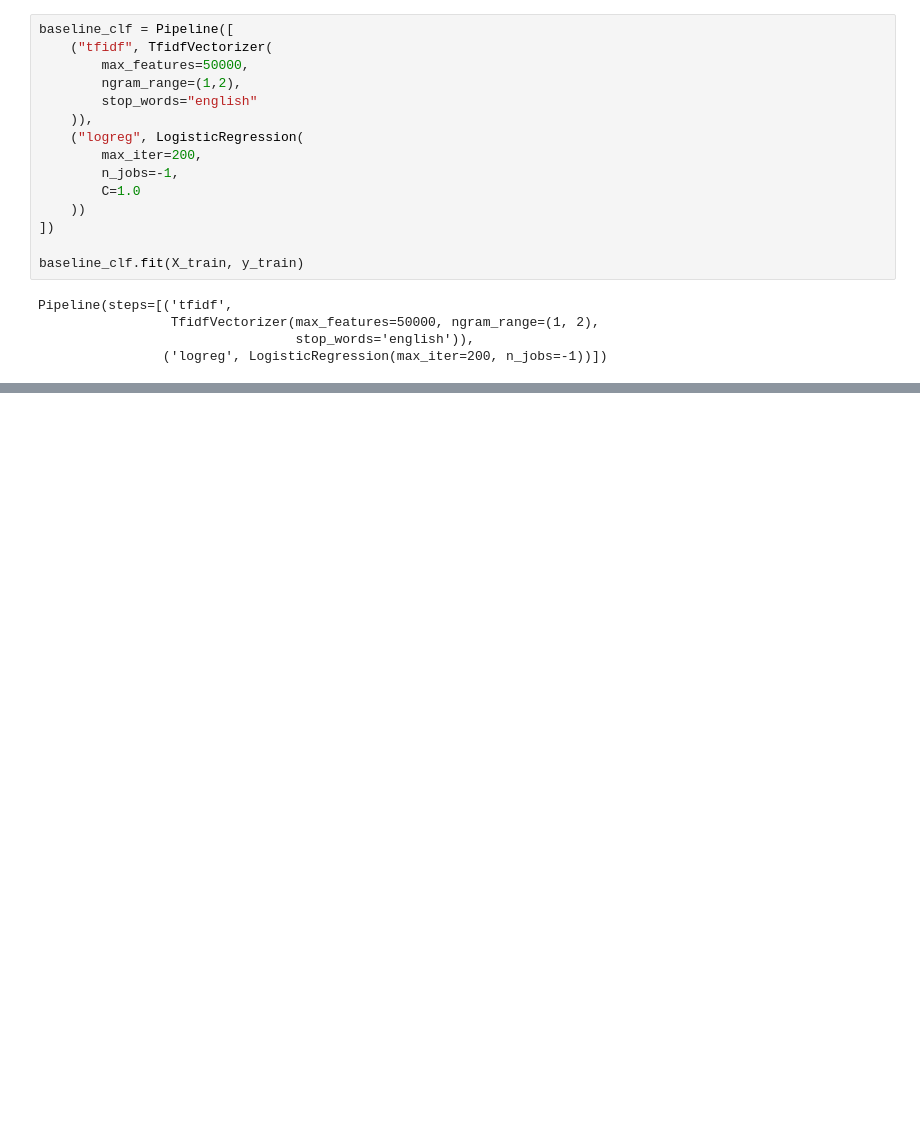
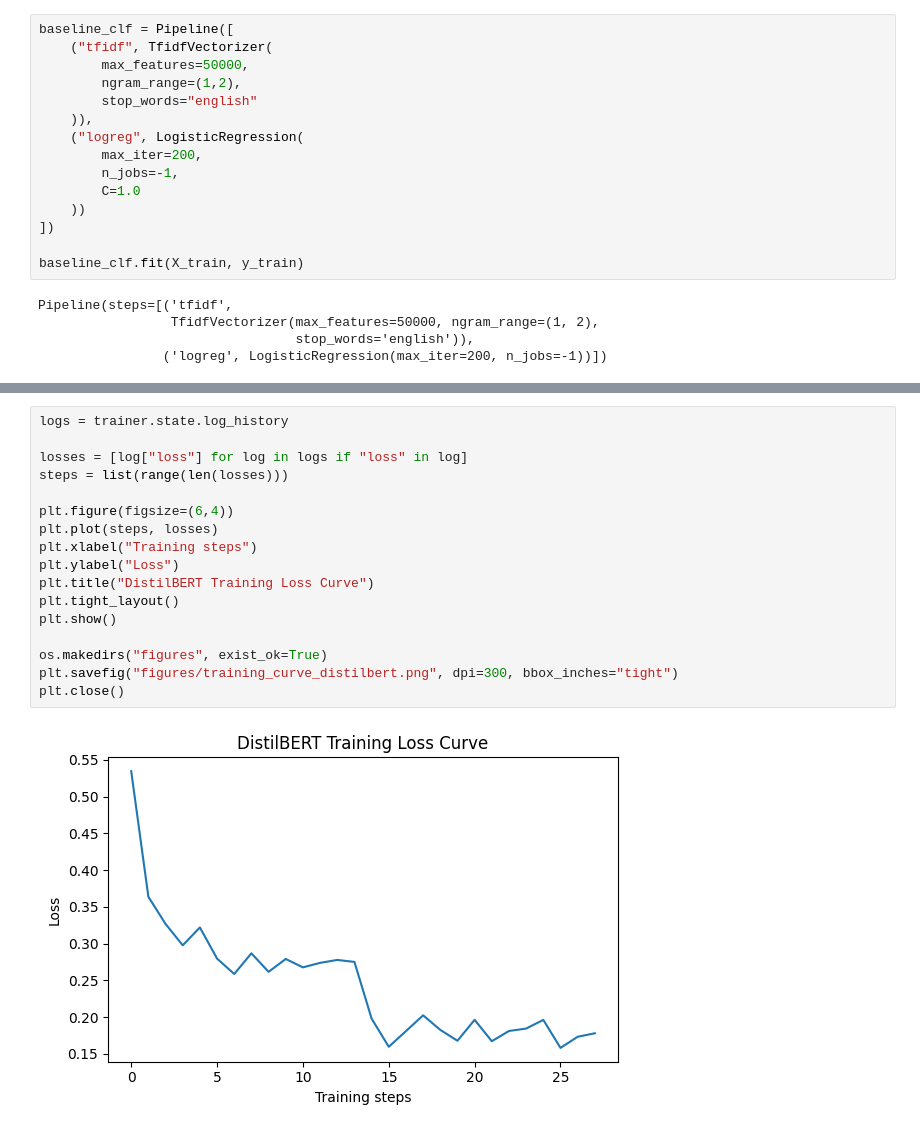
Before and after one commit to kyangleo/STATS-507, a Jupyter notebook: stats507final.ipynb, the cells around one changed output, grey strips where cells are left out. Drawn from its saved outputs; the diff is of its cells as text; blank space fills up the shorter version.

```diff
--- a/stats507final.ipynb
+++ b/stats507final.ipynb
@@ -280,0 +467,19 @@ plot_confusion_matrix(cm, ["negative", "positive"])
+# %%
+logs = trainer.state.log_history
+
+losses = [log["loss"] for log in logs if "loss" in log]
+steps = list(range(len(losses)))
+
+plt.figure(figsize=(6,4))
+plt.plot(steps, losses)
+plt.xlabel("Training steps")
+plt.ylabel("Loss")
+plt.title("DistilBERT Training Loss Curve")
+plt.tight_layout()
+plt.show()
+
+os.makedirs("figures", exist_ok=True)
+plt.savefig("figures/training_curve_distilbert.png", dpi=300, bbox_inches="tight")
+plt.close()
+# %% [output]
+[figure, added]
```
Also changed, not shown: parts of 23 cells of this notebook.
